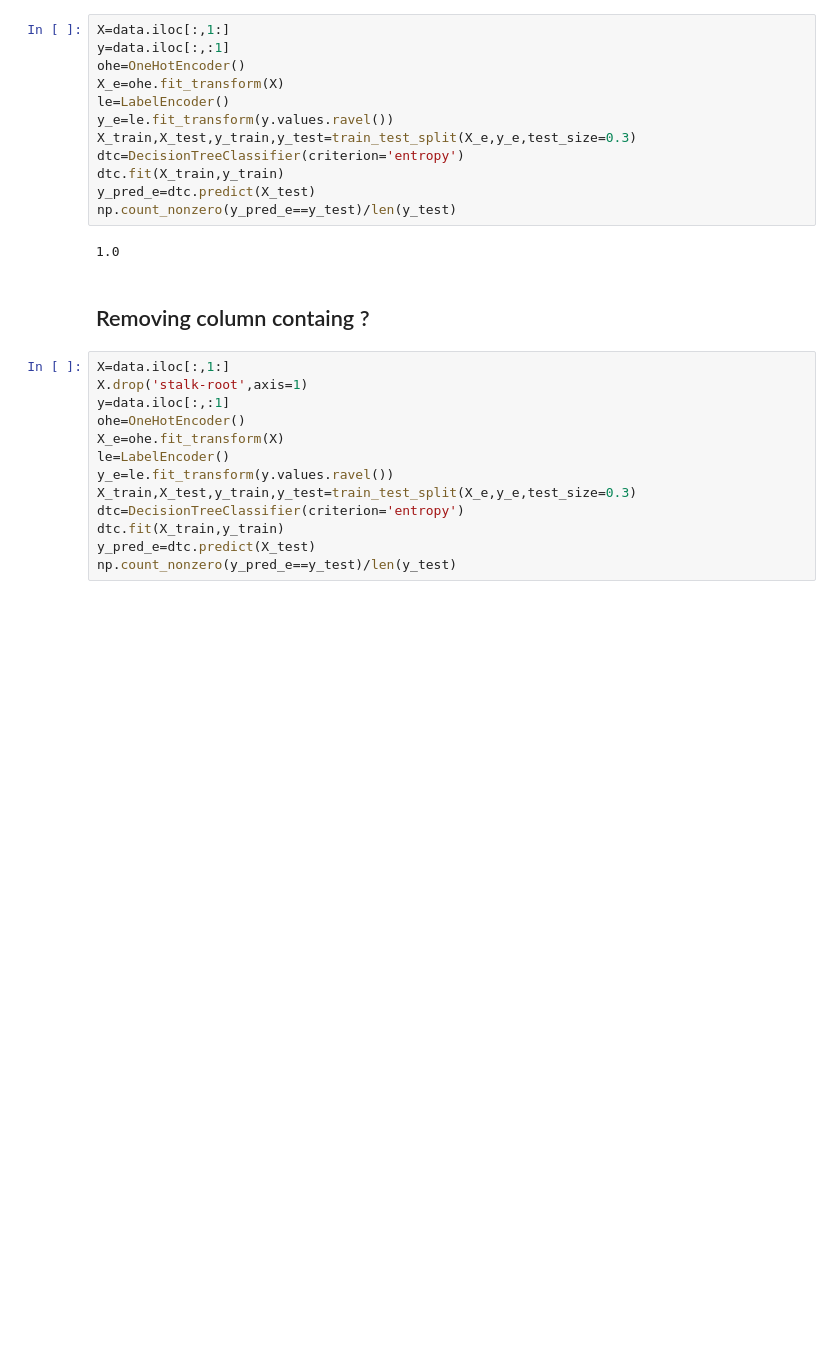
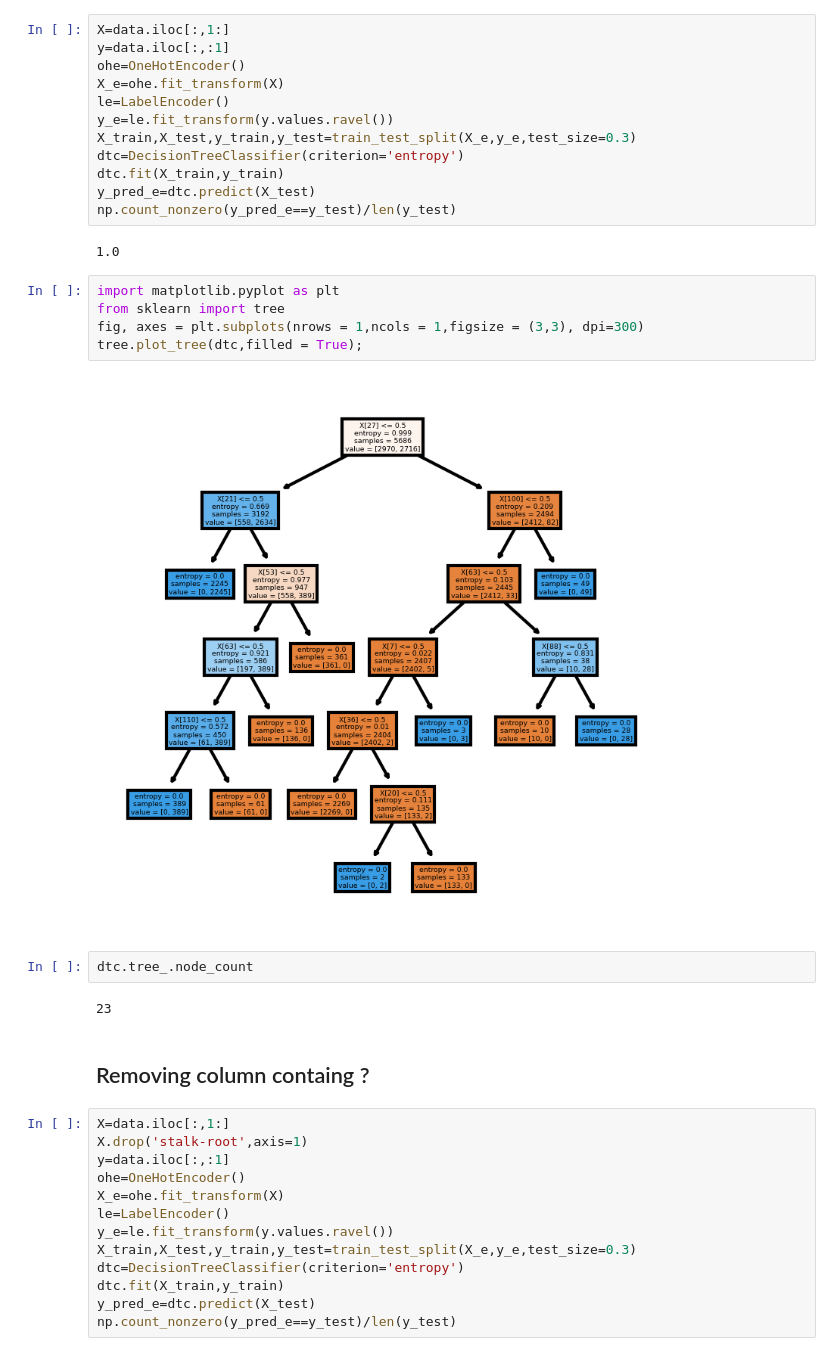
Before and after one commit to KartikGS/Machine_Learning_Algorithms, a Jupyter notebook: 1/id3.ipynb, the cells around one changed output. Drawn from its saved outputs; the diff is of its cells as text; blank space fills up the shorter version.

Commit message:
Visualized tree and number of nodes

```diff
--- a/1/id3.ipynb
+++ b/1/id3.ipynb
@@ -220,6 +220,17 @@ y_pred_e=dtc.predict(X_test)
 np.count_nonzero(y_pred_e==y_test)/len(y_test)
 # %% [output]
 1.0
+# %%
+import matplotlib.pyplot as plt
+from sklearn import tree
+fig, axes = plt.subplots(nrows = 1,ncols = 1,figsize = (3,3), dpi=300)
+tree.plot_tree(dtc,filled = True);
+# %% [output]
+[figure, added]
+# %%
+dtc.tree_.node_count
+# %% [output]
+23
 # %% [markdown]
 ## Removing column containg ?
 # %%
```
Also changed, not shown: parts of 7 cells of this notebook.
